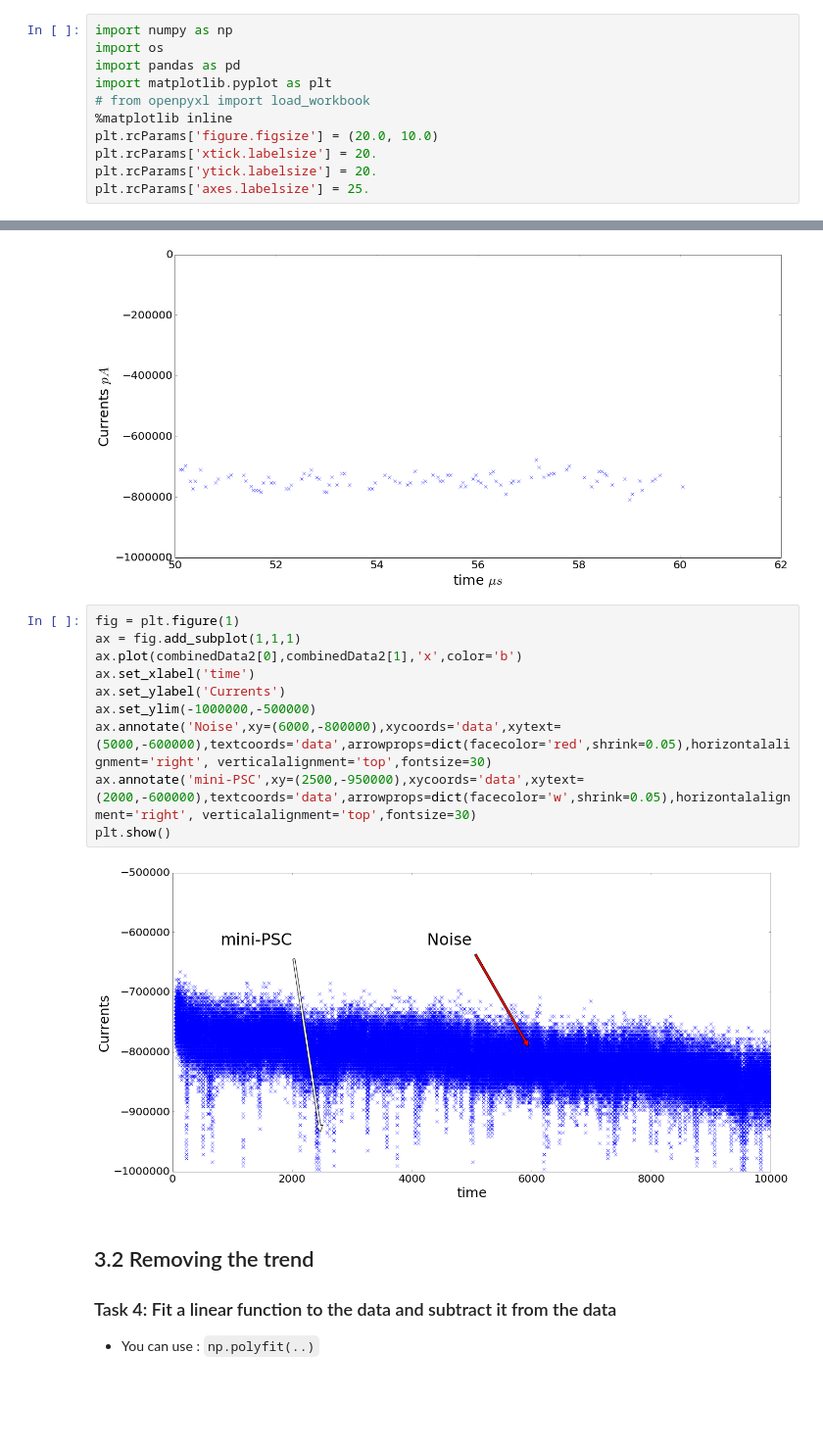
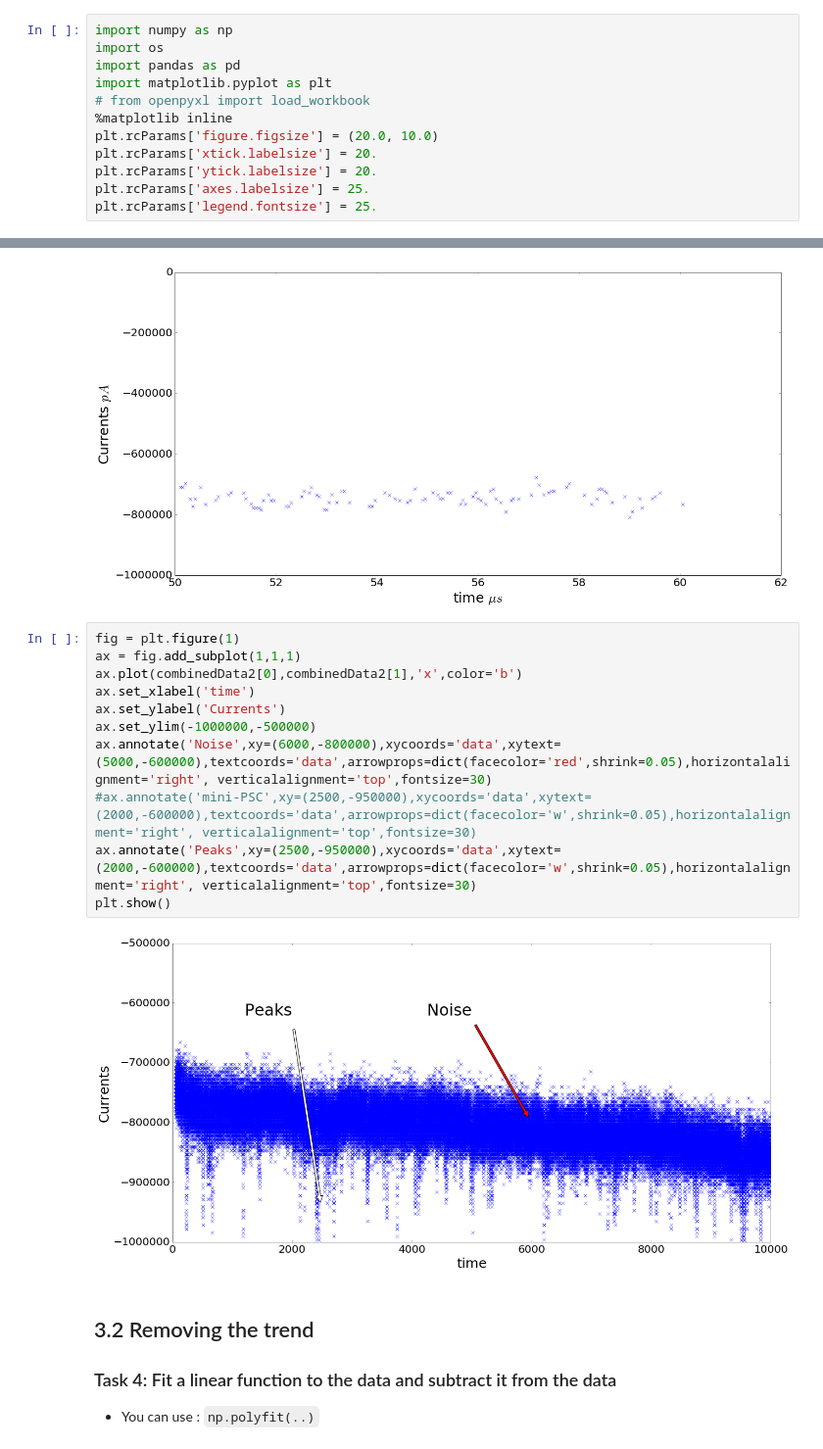
Before and after one commit to jamka1902/Python-Course, a Jupyter notebook: Data_analysis.ipynb, the cells around one changed output, grey strips where cells are left out. Shown at 98% size. Cells and saved outputs as stored; diff of their text form; blank space fills up the shorter version.

```diff
--- a/Data_analysis.ipynb
+++ b/Data_analysis.ipynb
@@ -15,6 +15,7 @@ plt.rcParams['figure.figsize'] = (20.0, 10.0)
 plt.rcParams['xtick.labelsize'] = 20.
 plt.rcParams['ytick.labelsize'] = 20.
 plt.rcParams['axes.labelsize'] = 25.
+plt.rcParams['legend.fontsize'] = 25.
 # %% [markdown]
 # 1. Read Data from Excel and Put it in Array
 * Read Excel with `pandas`
@@ -226,15 +227,16 @@ plotData(combinedData2[:,:100])
 # %%
 fig = plt.figure(1)
 ax = fig.add_subplot(1,1,1)
 ax.plot(combinedData2[0],combinedData2[1],'x',color='b')
 ax.set_xlabel('time')
 ax.set_ylabel('Currents')
 ax.set_ylim(-1000000,-500000)
 ax.annotate('Noise',xy=(6000,-800000),xycoords='data',xytext=(5000,-600000),textcoords='data',arrowprops=dict(facecolor='red',shrink=0.05),horizontalalignment='right', verticalalignment='top',fontsize=30)
-ax.annotate('mini-PSC',xy=(2500,-950000),xycoords='data',xytext=(2000,-600000),textcoords='data',arrowprops=dict(facecolor='w',shrink=0.05),horizontalalignment='right', verticalalignment='top',fontsize=30)
+#ax.annotate('mini-PSC',xy=(2500,-950000),xycoords='data',xytext=(2000,-600000),textcoords='data',arrowprops=dict(facecolor='w',shrink=0.05),horizontalalignment='right', verticalalignment='top',fontsize=30)
+ax.annotate('Peaks',xy=(2500,-950000),xycoords='data',xytext=(2000,-600000),textcoords='data',arrowprops=dict(facecolor='w',shrink=0.05),horizontalalignment='right', verticalalignment='top',fontsize=30)
 plt.show()
 # %% [output]
-[figure, old version]
+[figure, new version]
 # %% [markdown]
 ## 3.2 Removing the trend
 ### Task 4: Fit a linear function to the data and subtract it from the data
```
Also changed, not shown: parts of 17 cells of this notebook, 2 other files.
